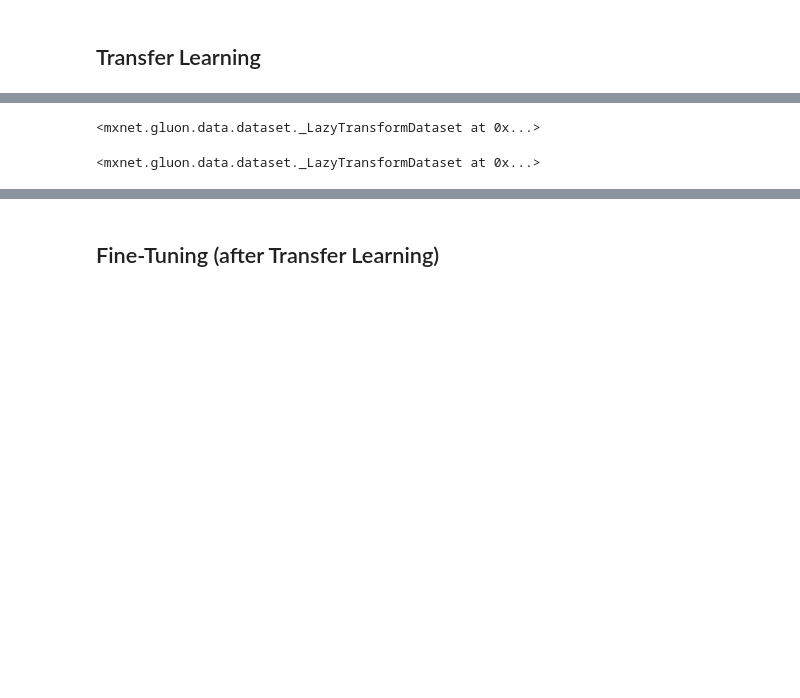
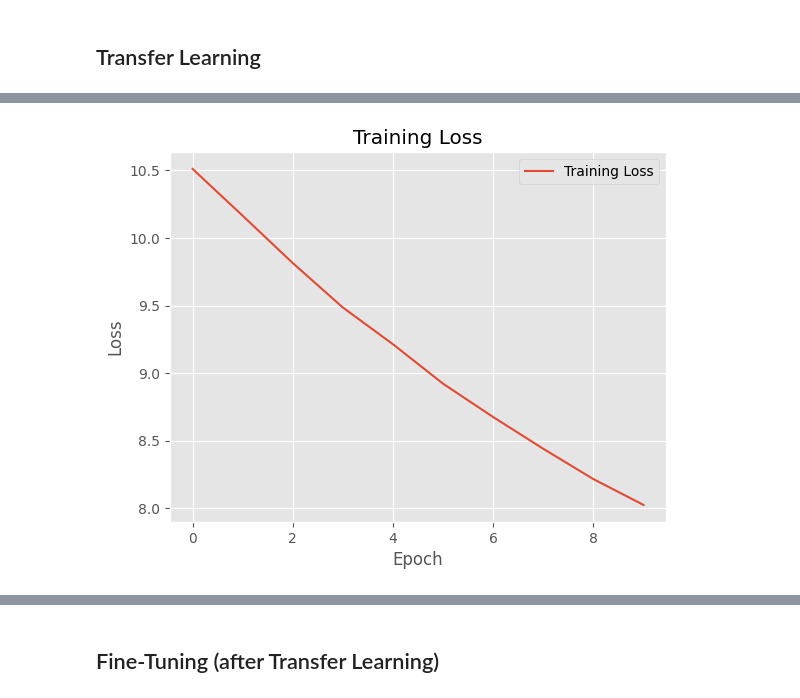
Before and after one commit to PacktPublishing/Deep-Learning-with-MXNet-Cookbook, a Jupyter notebook: ch07/7_4_Improving_Performance_for_Translating_German_to_English.ipynb, the cells around one changed output, grey strips where cells are left out. Saved outputs shown, nothing was run; the diff lists cells and outputs as text; code cells hidden in the pictures; blank space fills up the shorter version.

```diff
--- a/ch07/7_4_Improving_Performance_for_Translating_German_to_English.ipynb
+++ b/ch07/7_4_Improving_Performance_for_Translating_German_to_English.ipynb
@@ -687,5 +666,0 @@ wmt2016_train_data._length = train_length
-# %%
-# Target sentences for validation and test
-fetch_tgt_sentence = lambda src, tgt: tgt.split()
-wmt2016_val_tgt_sentences = wmt2016_val_data.transform(fetch_tgt_sentence)
-wmt2016_test_tgt_sentences = wmt2016_test_data.transform(fetch_tgt_sentence)
@@ -832,13 +706,6 @@ reload(transformer_model)
 
 # Let's train
 trainer = mx.gluon.Trainer(wmt_transformer_model_tl.collect_params(), hparams.optimizer, {'learning_rate': hparams.lr})
-
-hparams.epochs = 3
-
-loss_function = nlp.loss.MaskedSoftmaxCELoss()
-loss_function.hybridize(static_alloc=True)
-
-wmt_detokenizer = nlp.data.SacreMosesDetokenizer()
 
 best_valid_bleu = 0.0
 
@@ -849,6 +716,7 @@ wmt2016_valid_perplexities = []
 
 for epoch_id in tqdm(range(hparams.epochs)):
 
+    acc_train_loss_batch = 0
     log_loss = 0
     log_denom = 0
     log_avg_gnorm = 0
@@ -857,11 +725,6 @@ for epoch_id in tqdm(range(hparams.epochs)):
 
     # Iterate through each batch
     for batch_id, (src_seq, tgt_seq, src_valid_length, tgt_valid_length) in enumerate(tqdm(wmt2016_train_data_loader)):
-
-        # print("XXXXXX TEST XXXXXX:", src_seq,
-        #         tgt_seq[:, :-1],
-        #         src_valid_length,
-        #         tgt_valid_length - 1)
 
         src_seq = src_seq.as_in_context(ctx)
         tgt_seq = tgt_seq.as_in_context(ctx)
@@ -893,15 +756,15 @@ for epoch_id in tqdm(range(hparams.epochs)):
         log_avg_gnorm += gnorm
         log_wc += src_wc + tgt_wc
 
-        wmt2016_train_loss = log_loss / log_denom
-        wmt2016_train_losses.append(wmt2016_train_loss)
+        train_loss = log_loss / log_denom
+        acc_train_loss_batch += train_loss
 
         if (batch_id + 1) % hparams.log_interval == 0:
             wps = log_wc / (time.time() - log_start_time)
             print("[Epoch {} Batch {}/{}] loss={:.4f}, ppl={:.4f}, gnorm={:.4f}, "
                          "throughput={:.2f}K wps, wc={:.2f}K"
                          .format(epoch_id, batch_id + 1, len(wmt2016_train_data_loader),
-                                 wmt2016_train_loss,
+                                 train_loss,
                                  np.exp(log_loss / log_denom),
                                  log_avg_gnorm / hparams.log_interval,
                                  wps / 1000, log_wc / 1000))
@@ -912,12 +775,16 @@ for epoch_id in tqdm(range(hparams.epochs)):
             log_avg_gnorm = 0
             log_wc = 0
 
+    wmt2016_train_loss = acc_train_loss_batch / len(wmt2016_train_data_loader)
+    wmt2016_train_losses.append(wmt2016_train_loss)
+
     # Validation step
     wmt2016_valid_loss, wmt2016_valid_translation_out = transformer_model.evaluate(
         wmt_transformer_model_tl,
         wmt2016_val_data_loader,
         loss_function,
         wmt_translator_tl,
+        # wmt2016_train_data.tgt_vocab,
         wmt_tgt_vocab,
         wmt_detokenizer,
         ctx)
@@ -931,7 +798,7 @@ for epoch_id in tqdm(range(hparams.epochs)):
         bpe=False)
 
     wmt2016_valid_perplexity = np.exp(wmt2016_valid_loss)
-    wmt_2016_valid_perplexities.append(wmt2016_valid_perplexity)
+    wmt2016_valid_perplexities.append(wmt2016_valid_perplexity)
     wmt2016_valid_losses.append(wmt2016_valid_loss)
     wmt2016_valid_bleus.append(wmt2016_valid_bleu_score * 100)
 
@@ -939,7 +806,7 @@ for epoch_id in tqdm(range(hparams.epochs)):
           .format(epoch_id, wmt2016_valid_loss, wmt2016_valid_perplexity, wmt2016_valid_bleu_score * 100))
 
     if wmt2016_valid_bleu_score > best_valid_bleu:
-        best_valid_bleu = valid_bleu_score
+        best_valid_bleu = wmt2016_valid_bleu_score
         print("Save best parameters to {}".format(model_filename_tl))
         wmt_transformer_model_tl.save_parameters(model_filename_tl)
 
@@ -956,9 +838,16 @@ AssertionError: references and translation should have format of list(list(str))
-# %%
-wmt2016_val_tgt_sentences
-# %% [output]
-<mxnet.gluon.data.dataset._LazyTransformDataset at 0x...>
-# %%
-wmt_test_tgt_sentences
-# %% [output]
-<mxnet.gluon.data.dataset._LazyTransformDataset at 0x...>
+# %%
+# plot losses and validation accuracy
+plt.style.use("ggplot")
+plt.figure()
+plt.plot(range(0, hparams.epochs), wmt2016_train_losses, label="Training Loss")
+# plt.plot(range(0, hparams.epochs), wmt2016_valid_losses, label="Validation Loss")
+# plt.plot(range(0, hparams.epochs), wmt2016_valid_perplexities, label="Validation Perplexity")
+# plt.plot(range(0, hparams.epochs), wmt2016_valid_bleus, label="Validation BLEU")
+plt.xlabel("Epoch")
+plt.ylabel("Loss")
+plt.legend(loc="upper right")
+plt.title("Training Loss")
+plt.show()
+# %% [output]
+[figure, added]
 # %%
```
Also changed, not shown: parts of 57 cells of this notebook, 4 other files.
